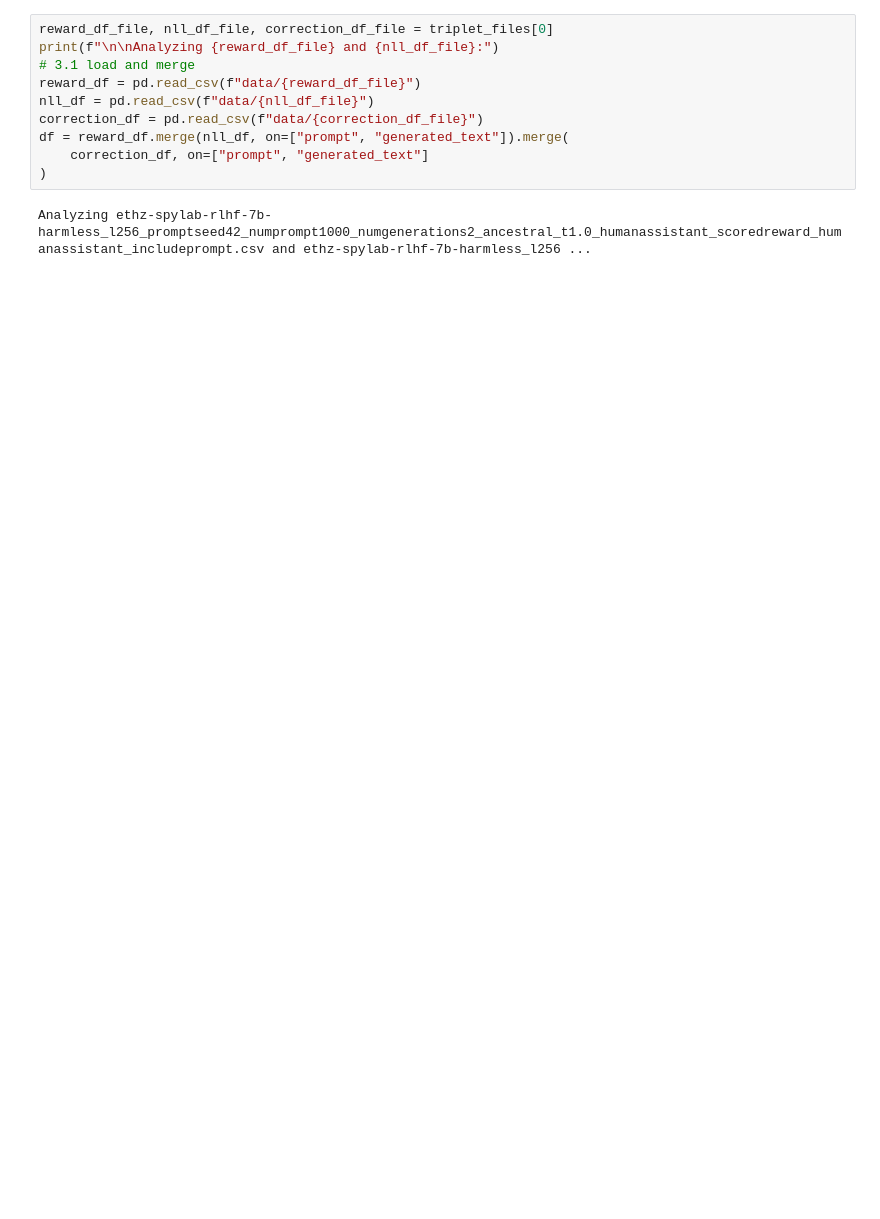
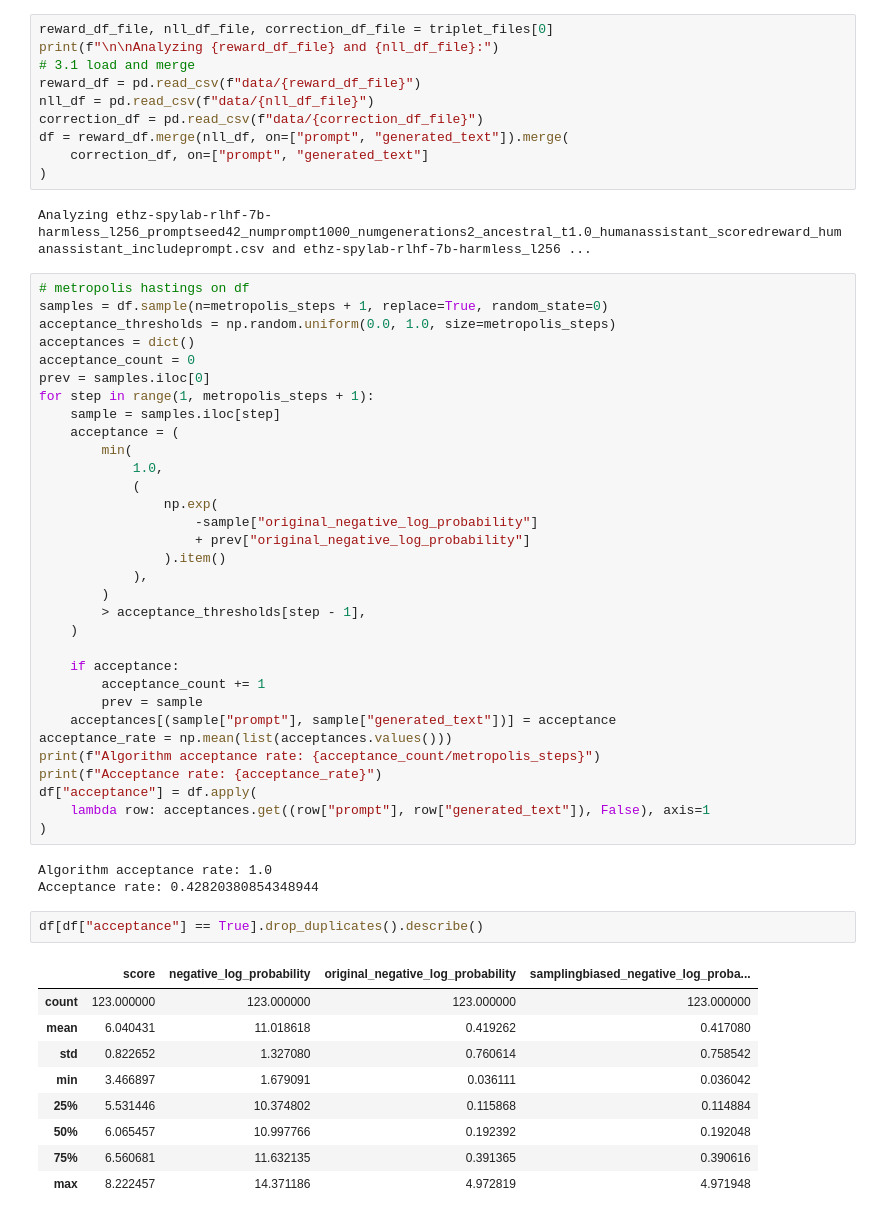
Before and after one commit to tanyjnaaman/probability-quality-paradox, a Jupyter notebook: src/experiments/language_model_experiments/split_by_temp_analysis_w_importance_and_metropolis.ipynb, the cells around one changed output. Drawn from its saved outputs; the diff is of its cells as text; blank space fills up the shorter version.

```diff
--- a/src/experiments/language_model_experiments/split_by_temp_analysis_w_correction.ipynb
+++ b/src/experiments/language_model_experiments/split_by_temp_analysis_w_importance_and_metropolis.ipynb
@@ -71,6 +73,53 @@ df = reward_df.merge(nll_df, on=["prompt", "generated_text"]).merge(
 )
 # %% [output]
 Analyzing ethz-spylab-rlhf-7b-harmless_l256_promptseed42_numprompt1000_numgenerations2_ancestral_t1.0_humanassistant_scoredreward_humanassistant_includeprompt.csv and ethz-spylab-rlhf-7b-harmless_l256 ...
+# %%
+# metropolis hastings on df
+samples = df.sample(n=metropolis_steps + 1, replace=True, random_state=0)
+acceptance_thresholds = np.random.uniform(0.0, 1.0, size=metropolis_steps)
+acceptances = dict()
+acceptance_count = 0
+prev = samples.iloc[0]
+for step in range(1, metropolis_steps + 1):
+    sample = samples.iloc[step]
+    acceptance = (
+        min(
+            1.0,
+            (
+                np.exp(
+                    -sample["original_negative_log_probability"]
+                    + prev["original_negative_log_probability"]
+                ).item()
+            ),
+        )
+        > acceptance_thresholds[step - 1],
+    )
+
+    if acceptance:
+        acceptance_count += 1
+        prev = sample
+    acceptances[(sample["prompt"], sample["generated_text"])] = acceptance
+acceptance_rate = np.mean(list(acceptances.values()))
+print(f"Algorithm acceptance rate: {acceptance_count/metropolis_steps}")
+print(f"Acceptance rate: {acceptance_rate}")
+df["acceptance"] = df.apply(
+    lambda row: acceptances.get((row["prompt"], row["generated_text"]), False), axis=1
+)
+# %% [output]
+Algorithm acceptance rate: 1.0
+Acceptance rate: 0.42820380854348944
+# %%
+df[df["acceptance"] == True].drop_duplicates().describe()
+# %% [output]
+|  | score | negative_log_probability | original_negative_log_probability | samplingbiased_negative_log_proba... |
+| count | 123.000000 | 123.000000 | 123.000000 | 123.000000 |
+| mean | 6.040431 | 11.018618 | 0.419262 | 0.417080 |
+| std | 0.822652 | 1.327080 | 0.760614 | 0.758542 |
+| min | 3.466897 | 1.679091 | 0.036111 | 0.036042 |
+| 25% | 5.531446 | 10.374802 | 0.115868 | 0.114884 |
+| 50% | 6.065457 | 10.997766 | 0.192392 | 0.192048 |
+| 75% | 6.560681 | 11.632135 | 0.391365 | 0.390616 |
+| max | 8.222457 | 14.371186 | 4.972819 | 4.971948 |
 # %%
 # 3. analysis on each corpus
 # 3.0 a single output figure
```
Also changed, not shown: parts of 2 cells of this notebook, 6 other files.
